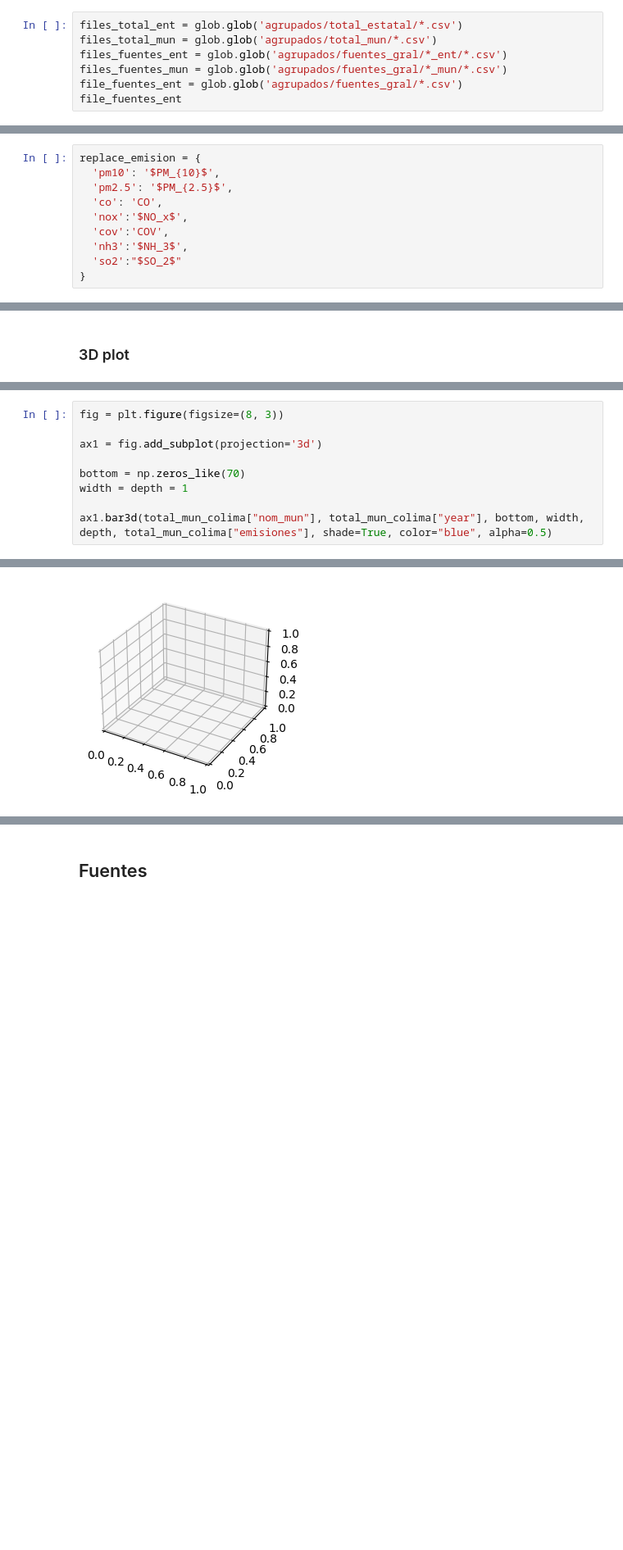
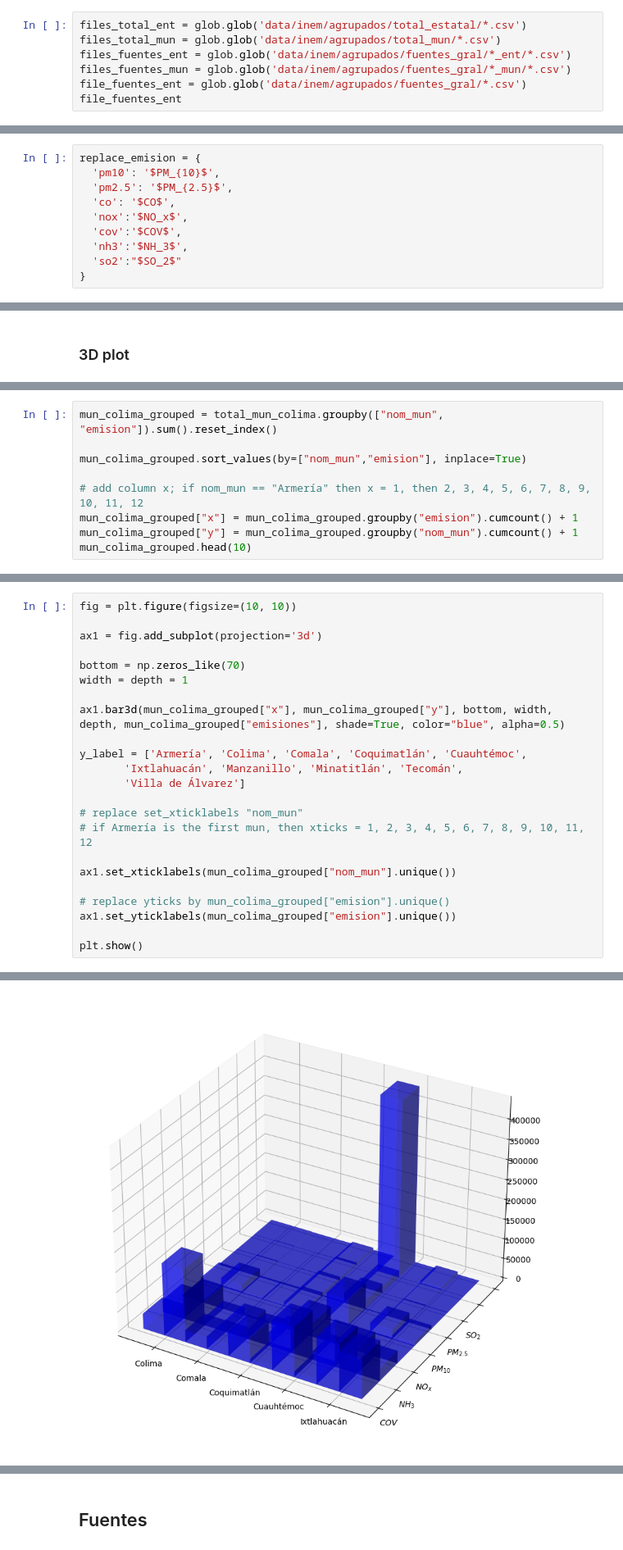
Before and after one commit to pcorner10/pronaces_analisis, a Jupyter notebook: INEM.ipynb, the cells around one changed output, grey strips where cells are left out. Shown at 82% size. Drawn from its saved outputs; the diff is of its cells as text; blank space fills up the shorter version.

```diff
--- a/INEM.ipynb
+++ b/INEM.ipynb
@@ -15,10 +15,10 @@ os.listdir()
 # %% [markdown]
 ## 2.- Obtener archivos
 # %%
-files_total_ent = glob.glob('agrupados/total_estatal/*.csv')
-files_total_mun = glob.glob('agrupados/total_mun/*.csv')
-files_fuentes_ent = glob.glob('agrupados/fuentes_gral/*_ent/*.csv')
-files_fuentes_mun = glob.glob('agrupados/fuentes_gral/*_mun/*.csv')
-file_fuentes_ent = glob.glob('agrupados/fuentes_gral/*.csv')
+files_total_ent = glob.glob('data/inem/agrupados/total_estatal/*.csv')
+files_total_mun = glob.glob('data/inem/agrupados/total_mun/*.csv')
+files_fuentes_ent = glob.glob('data/inem/agrupados/fuentes_gral/*_ent/*.csv')
+files_fuentes_mun = glob.glob('data/inem/agrupados/fuentes_gral/*_mun/*.csv')
+file_fuentes_ent = glob.glob('data/inem/agrupados/fuentes_gral/*.csv')
 file_fuentes_ent
 # %% [output]
@@ -213,9 +213,9 @@ fuentes_entidad_2005.head()
 replace_emision = {
   'pm10': '$PM_{10}$',
   'pm2.5': '$PM_{2.5}$',
-  'co': 'CO',
+  'co': '$CO$',
   'nox':'$NO_x$',
-  'cov':'COV',
+  'cov':'$COV$',
   'nh3':'$NH_3$',
   'so2':"$SO_2$"
 }
@@ -615,0 +666,9 @@ See the caveats in the documentation: https://pandas.pydata.org/pandas-docs/stab
+# %%
+mun_colima_grouped = total_mun_colima.groupby(["nom_mun", "emision"]).sum().reset_index()
+
+mun_colima_grouped.sort_values(by=["nom_mun","emision"], inplace=True)
+
+# add column x; if nom_mun == "Armería" then x = 1, then 2, 3, 4, 5, 6, 7, 8, 9, 10, 11, 12
+mun_colima_grouped["x"] = mun_colima_grouped.groupby("emision").cumcount() + 1
+mun_colima_grouped["y"] = mun_colima_grouped.groupby("nom_mun").cumcount() + 1
+mun_colima_grouped.head(10)
@@ -616,10 +687,24 @@ See the caveats in the documentation: https://pandas.pydata.org/pandas-docs/stab
 # %%
-fig = plt.figure(figsize=(8, 3))
+fig = plt.figure(figsize=(10, 10))
 
 ax1 = fig.add_subplot(projection='3d')
 
 bottom = np.zeros_like(70)
 width = depth = 1
 
-ax1.bar3d(total_mun_colima["nom_mun"], total_mun_colima["year"], bottom, width, depth, total_mun_colima["emisiones"], shade=True, color="blue", alpha=0.5)
+ax1.bar3d(mun_colima_grouped["x"], mun_colima_grouped["y"], bottom, width, depth, mun_colima_grouped["emisiones"], shade=True, color="blue", alpha=0.5)
+
+y_label = ['Armería', 'Colima', 'Comala', 'Coquimatlán', 'Cuauhtémoc',
+       'Ixtlahuacán', 'Manzanillo', 'Minatitlán', 'Tecomán',
+       'Villa de Álvarez']
+
+# replace set_xticklabels "nom_mun"
+# if Armería is the first mun, then xticks = 1, 2, 3, 4, 5, 6, 7, 8, 9, 10, 11, 12
+
+ax1.set_xticklabels(mun_colima_grouped["nom_mun"].unique())
+
+# replace yticks by mun_colima_grouped["emision"].unique()
+ax1.set_yticklabels(mun_colima_grouped["emision"].unique())
+
+plt.show()
 # %% [output]
@@ -627 +711 @@ TypeError: can only concatenate str (not "int") to str
-[figure, old version]
+[figure, new version]
```
Also changed, not shown: parts of 28 cells of this notebook, 4 other files.
